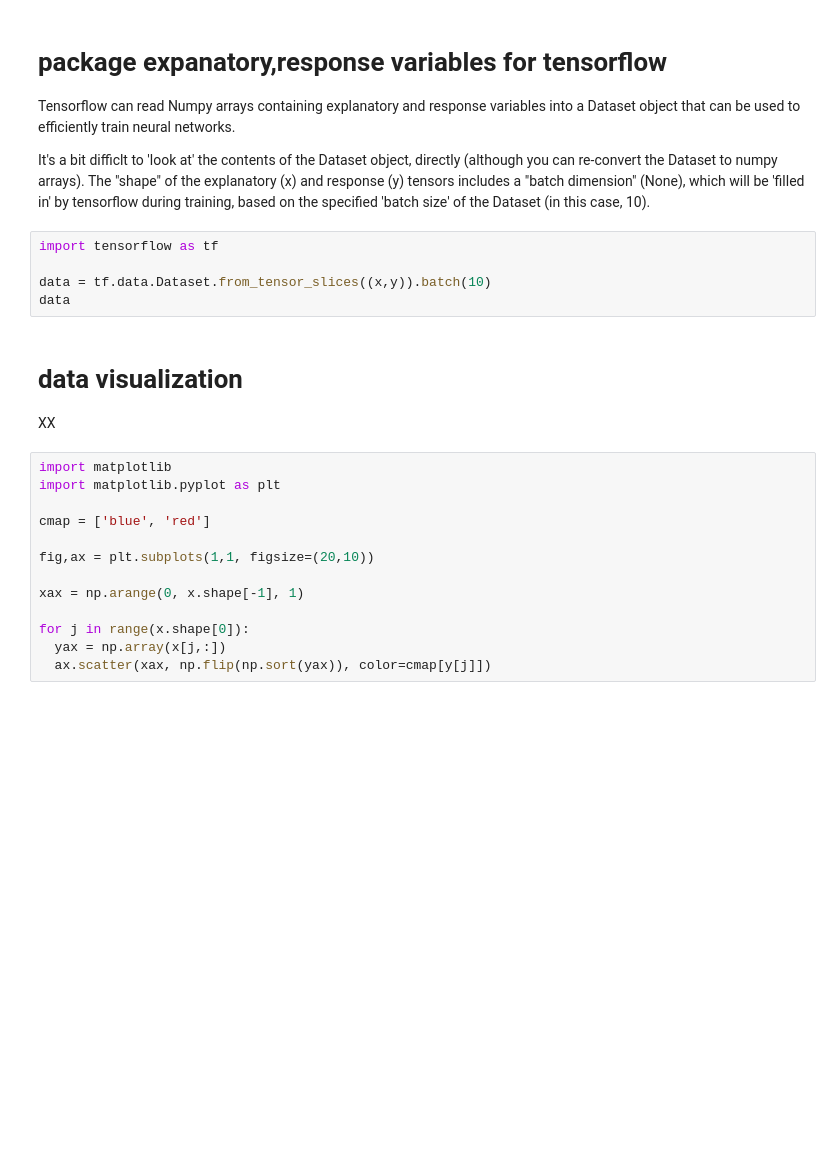
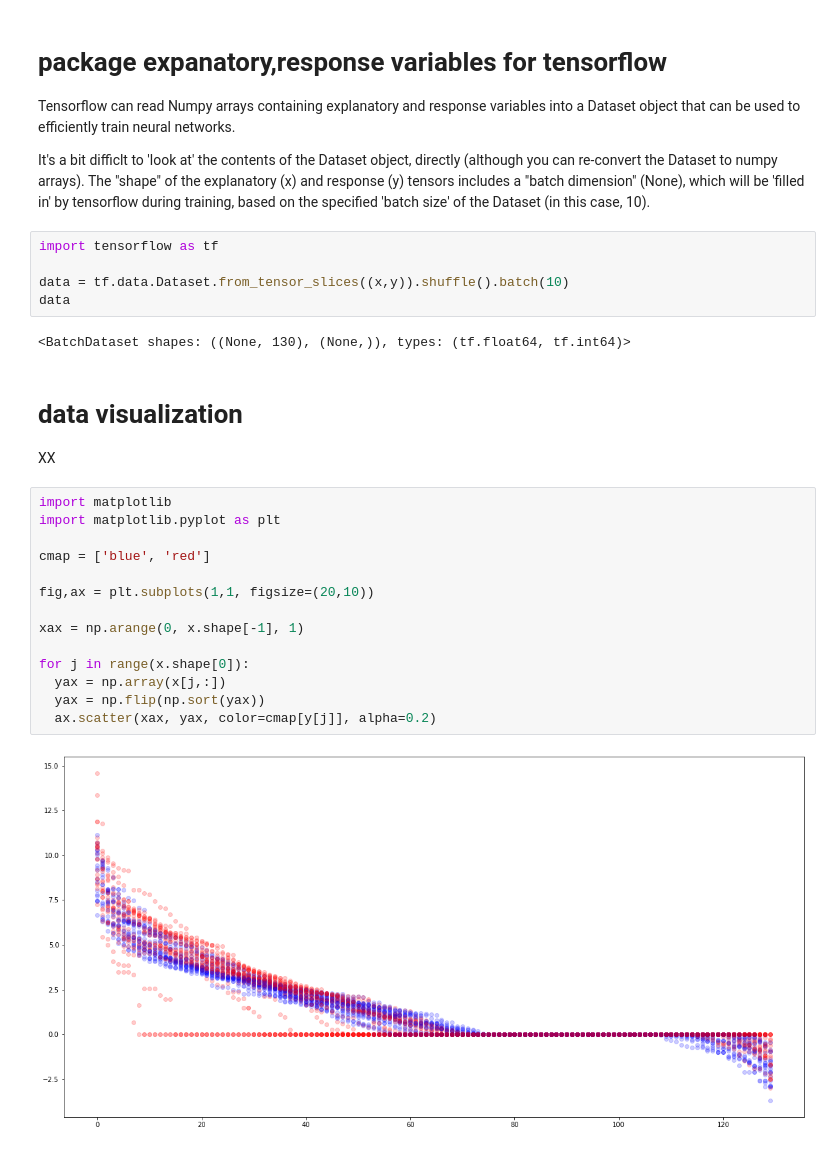
Before and after one commit to bryankolaczkowski/gmcdp, a Jupyter notebook: examples/ibd/ibd_sandbox.ipynb, the cells around one changed output. Cells and saved outputs as stored; diff of their text form; blank space fills up the shorter version.

Commit message:
build tensorflow model

```diff
--- a/examples/ibd/ibd_sandbox.ipynb
+++ b/examples/ibd/ibd_sandbox.ipynb
@@ -45,8 +70,10 @@ It's a bit difficlt to 'look at' the contents of the Dataset object, directly (a
 # %%
 import tensorflow as tf
 
-data = tf.data.Dataset.from_tensor_slices((x,y)).batch(10)
+data = tf.data.Dataset.from_tensor_slices((x,y)).shuffle().batch(10)
 data
+# %% [output]
+<BatchDataset shapes: ((None, 130), (None,)), types: (tf.float64, tf.int64)>
 # %% [markdown]
 # data visualization
 
@@ -54,13 +81,16 @@ XX
 # %%
 import matplotlib
 import matplotlib.pyplot as plt
 
 cmap = ['blue', 'red']
 
 fig,ax = plt.subplots(1,1, figsize=(20,10))
 
 xax = np.arange(0, x.shape[-1], 1)
 
 for j in range(x.shape[0]):
   yax = np.array(x[j,:])
-  ax.scatter(xax, np.flip(np.sort(yax)), color=cmap[y[j]])
+  yax = np.flip(np.sort(yax))
+  ax.scatter(xax, yax, color=cmap[y[j]], alpha=0.2)
+# %% [output]
+[figure, added]
```
Also changed, not shown: parts of 5 cells of this notebook.
